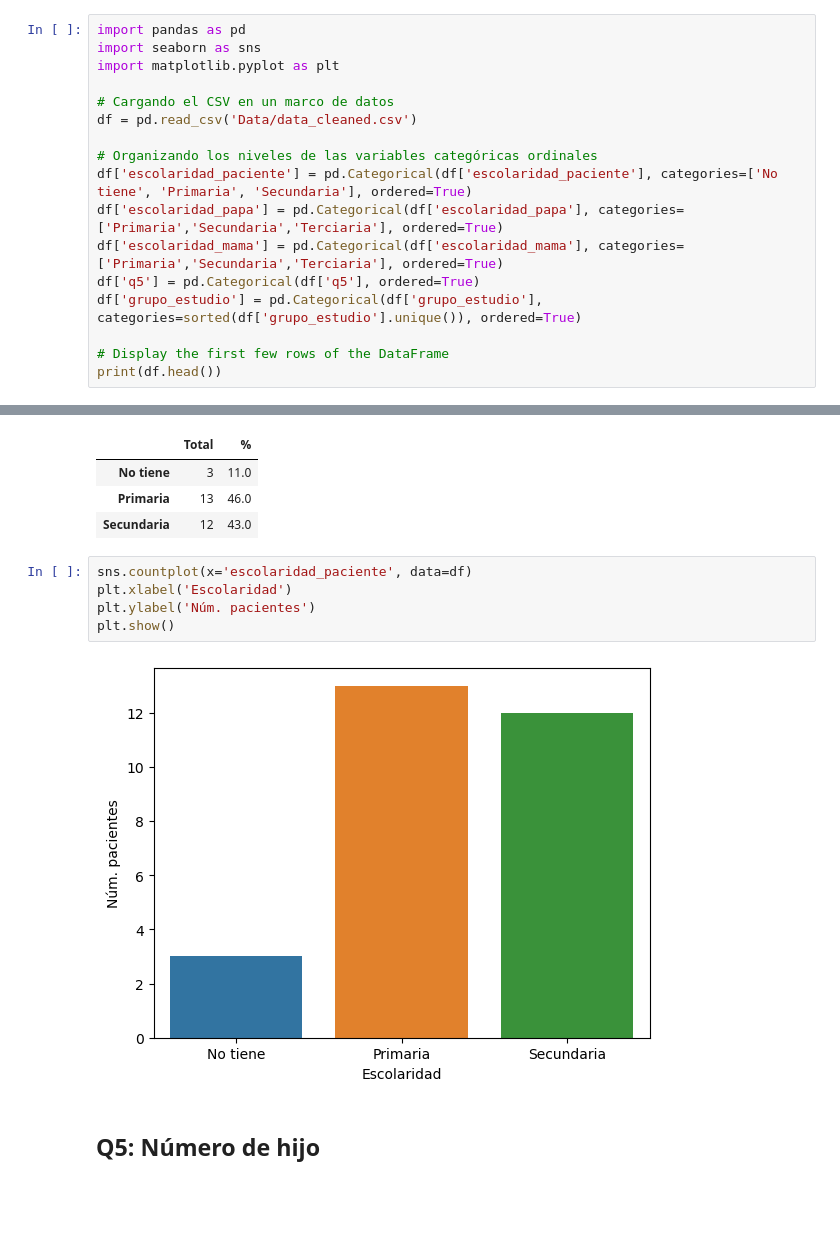
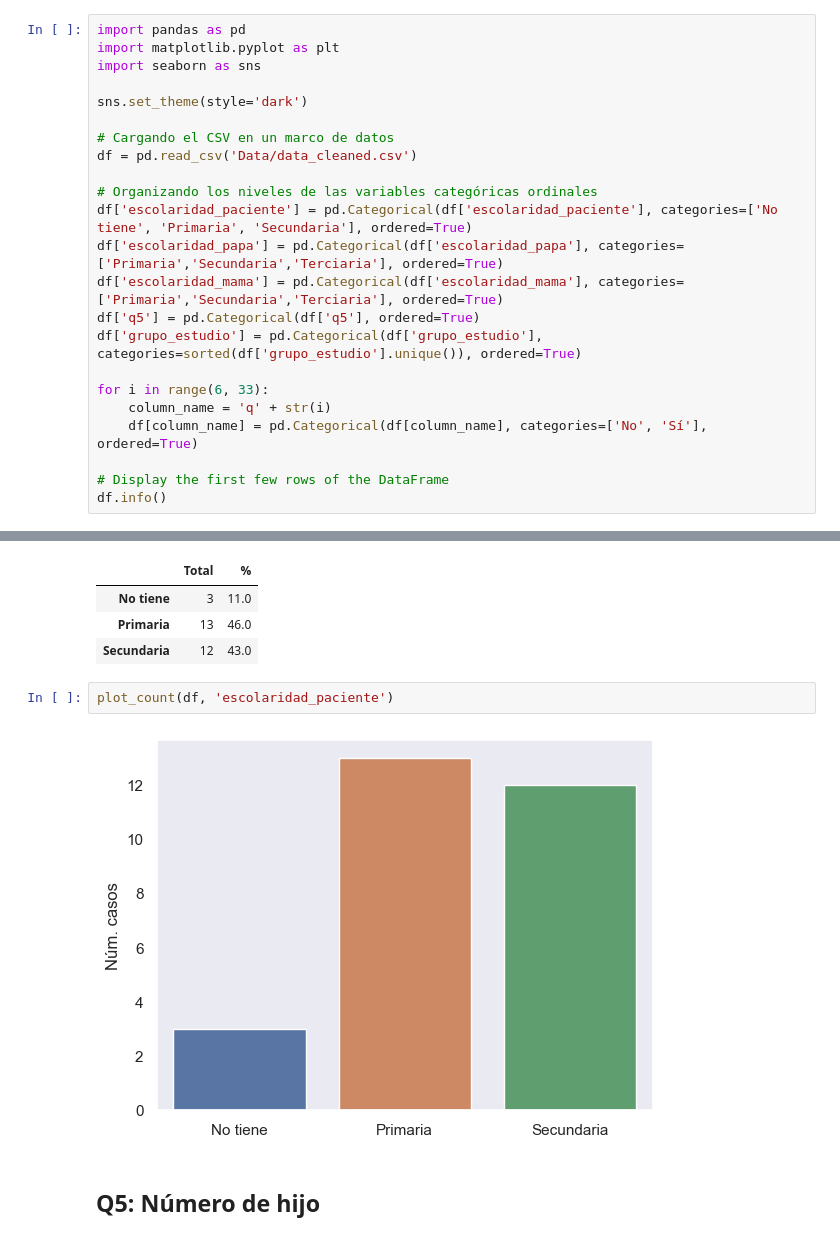
Before and after one commit to alcideschaux/ERC-CBDT, a Jupyter notebook: 01-EDA.ipynb, the cells around one changed output, grey strips where cells are left out. Cells and saved outputs as stored; diff of their text form; blank space fills up the shorter version.

```diff
--- a/01-EDA.ipynb
+++ b/01-EDA.ipynb
@@ -2,8 +2,10 @@
 # Análisis exploratorio de datos
 # %%
 import pandas as pd
+import matplotlib.pyplot as plt
 import seaborn as sns
-import matplotlib.pyplot as plt
+
+sns.set_theme(style='dark')
 
 # Cargando el CSV en un marco de datos
 df = pd.read_csv('Data/data_cleaned.csv')
@@ -15,6 +17,10 @@ df['escolaridad_mama'] = pd.Categorical(df['escolaridad_mama'], categories=['Pri
 df['q5'] = pd.Categorical(df['q5'], ordered=True)
 df['grupo_estudio'] = pd.Categorical(df['grupo_estudio'], categories=sorted(df['grupo_estudio'].unique()), ordered=True)
 
+for i in range(6, 33):
+    column_name = 'q' + str(i)
+    df[column_name] = pd.Categorical(df[column_name], categories=['No', 'Sí'], ordered=True)
+
 # Display the first few rows of the DataFrame
-print(df.head())
+df.info()
 # %% [output]
@@ -114,12 +117,9 @@ create_count_table(df, 'escolaridad_paciente')
 | Primaria | 13 | 46.0 |
 | Secundaria | 12 | 43.0 |
 # %%
-sns.countplot(x='escolaridad_paciente', data=df)
-plt.xlabel('Escolaridad')
-plt.ylabel('Núm. pacientes')
-plt.show()
+plot_count(df, 'escolaridad_paciente')
 # %% [output]
-[figure, old version]
+[figure, new version]
 # %% [markdown]
 ## Q5: Número de hijo
 # %%
```
Also changed, not shown: parts of 93 cells of this notebook, 2 other files.
